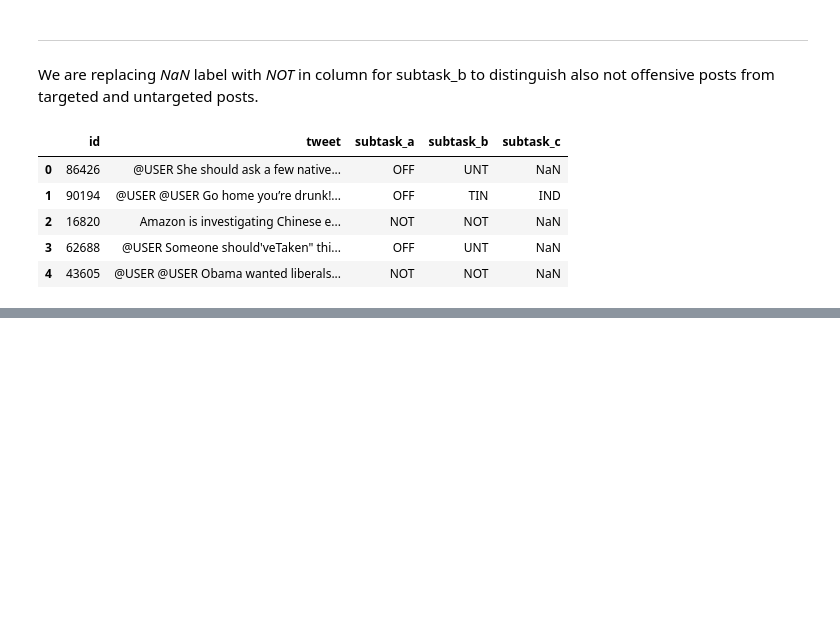
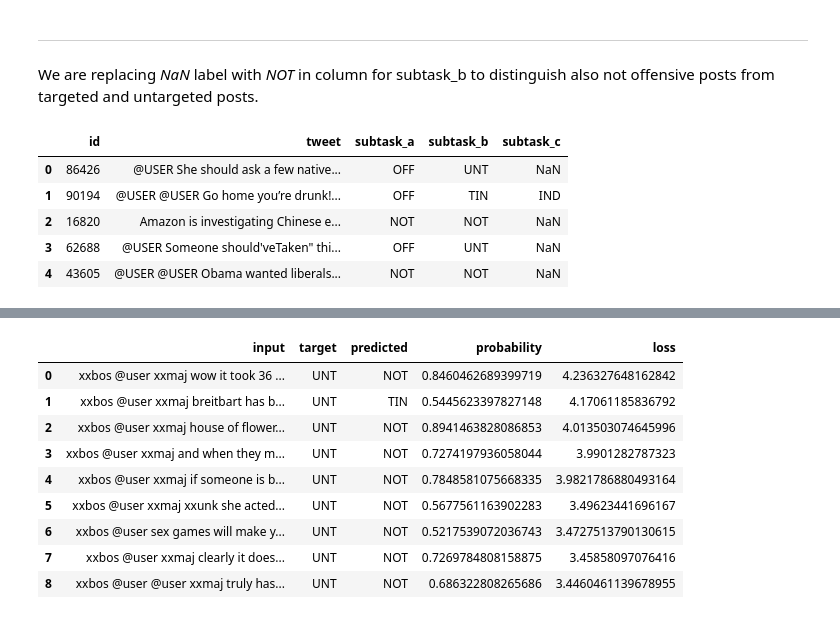
Before and after one commit to MariiaS/olid, a Jupyter notebook: Offensive_speech_recognition.ipynb, the cells around one changed output, grey strips where cells are left out. Cells and saved outputs as stored; diff of their text form; code cells hidden in the pictures; blank space fills up the shorter version.

```diff
--- a/Offensive_speech_recognition.ipynb
+++ b/Offensive_speech_recognition.ipynb
@@ -98,0 +140,2 @@ learn.fine_tune(2)
+# %%
+interp = ClassificationInterpretation.from_learner(learn)
@@ -98,0 +144,13 @@ learn.fine_tune(2)
+# %%
+interp.plot_top_losses(9)
+# %% [output]
+|  | input | target | predicted | probability | loss |
+| 0 | xxbos @user xxmaj wow it took 36 ... | UNT | NOT | 0.8460462689399719 | 4.236327648162842 |
+| 1 | xxbos @user xxmaj breitbart has b... | UNT | TIN | 0.5445623397827148 | 4.17061185836792 |
+| 2 | xxbos @user xxmaj house of flower... | UNT | NOT | 0.8941463828086853 | 4.013503074645996 |
+| 3 | xxbos @user xxmaj and when they m... | UNT | NOT | 0.7274197936058044 | 3.9901282787323 |
+| 4 | xxbos @user xxmaj if someone is b... | UNT | NOT | 0.7848581075668335 | 3.9821786880493164 |
+| 5 | xxbos @user xxmaj xxunk she acted... | UNT | NOT | 0.5677561163902283 | 3.49623441696167 |
+| 6 | xxbos @user sex games will make y... | UNT | NOT | 0.5217539072036743 | 3.4727513790130615 |
+| 7 | xxbos @user xxmaj clearly it does... | UNT | NOT | 0.7269784808158875 | 3.45858097076416 |
+| 8 | xxbos @user @user xxmaj truly has... | UNT | NOT | 0.686322808265686 | 3.4460461139678955 |
```
Also changed, not shown: parts of 7 cells of this notebook.
